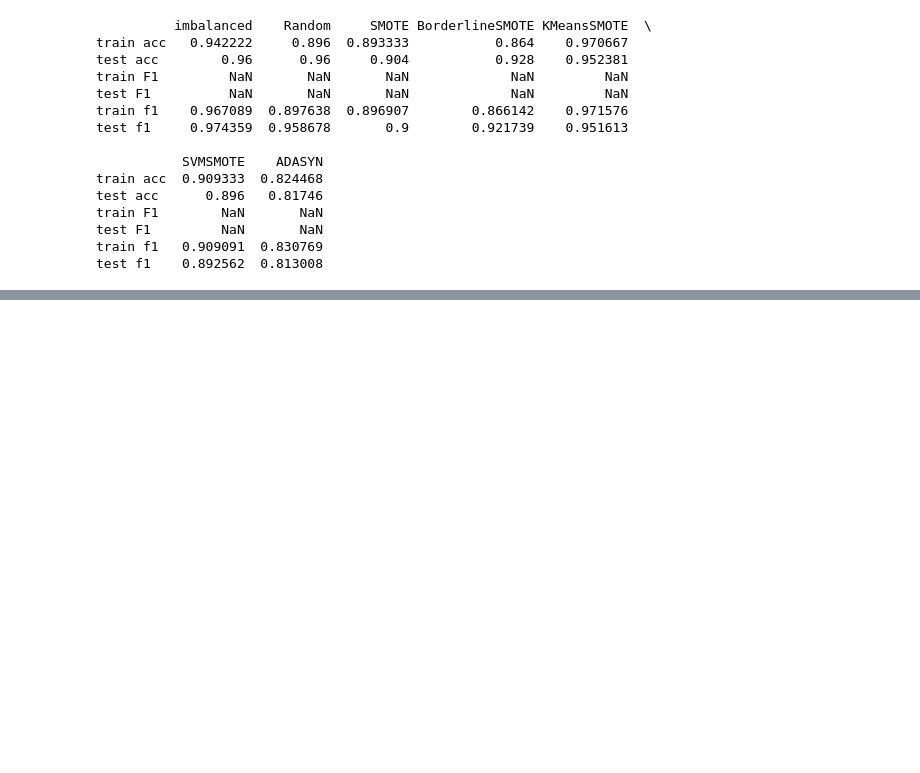
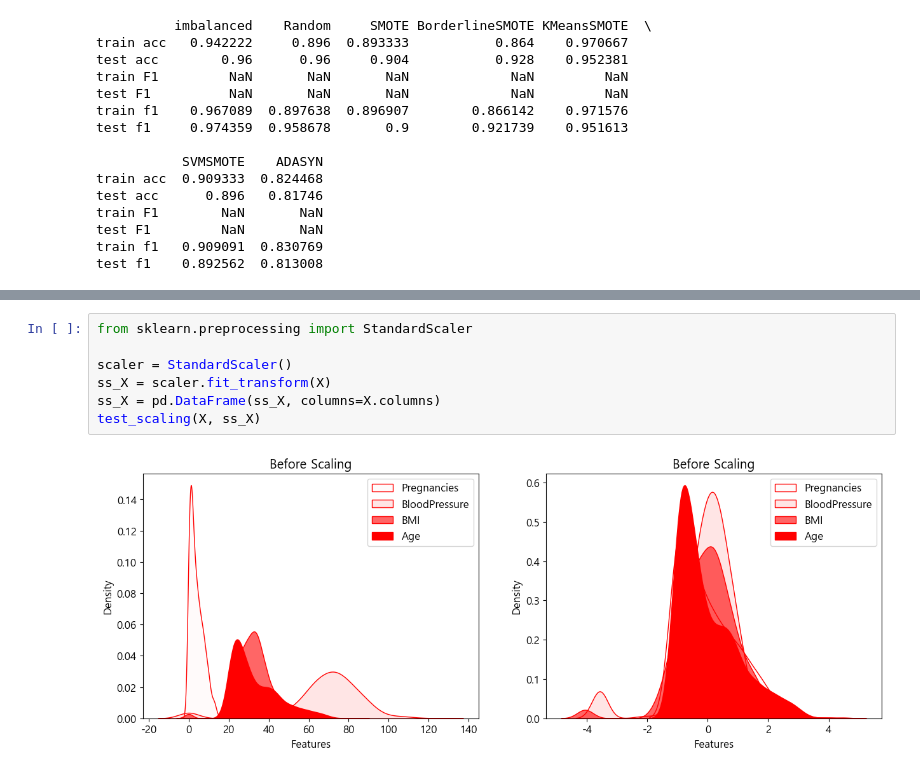
Before and after one commit to blueage98/adp_work, a Jupyter notebook: ML Codebook/2. 전처리 - 연습.ipynb, the cells around one changed output, grey strips where cells are left out. Saved outputs shown, nothing was run; the diff lists cells and outputs as text; blank space fills up the shorter version.

```diff
--- a/ML Codebook/2. 전처리 - 연습.ipynb
+++ b/ML Codebook/2. 전처리 - 연습.ipynb
@@ -347,0 +388,9 @@ test f1    0.892562  0.813008
+# %%
+from sklearn.preprocessing import StandardScaler
+
+scaler = StandardScaler()
+ss_X = scaler.fit_transform(X)
+ss_X = pd.DataFrame(ss_X, columns=X.columns)
+test_scaling(X, ss_X)
+# %% [output]
+[figure, added]
```
Also changed, not shown: parts of 20 cells of this notebook.
